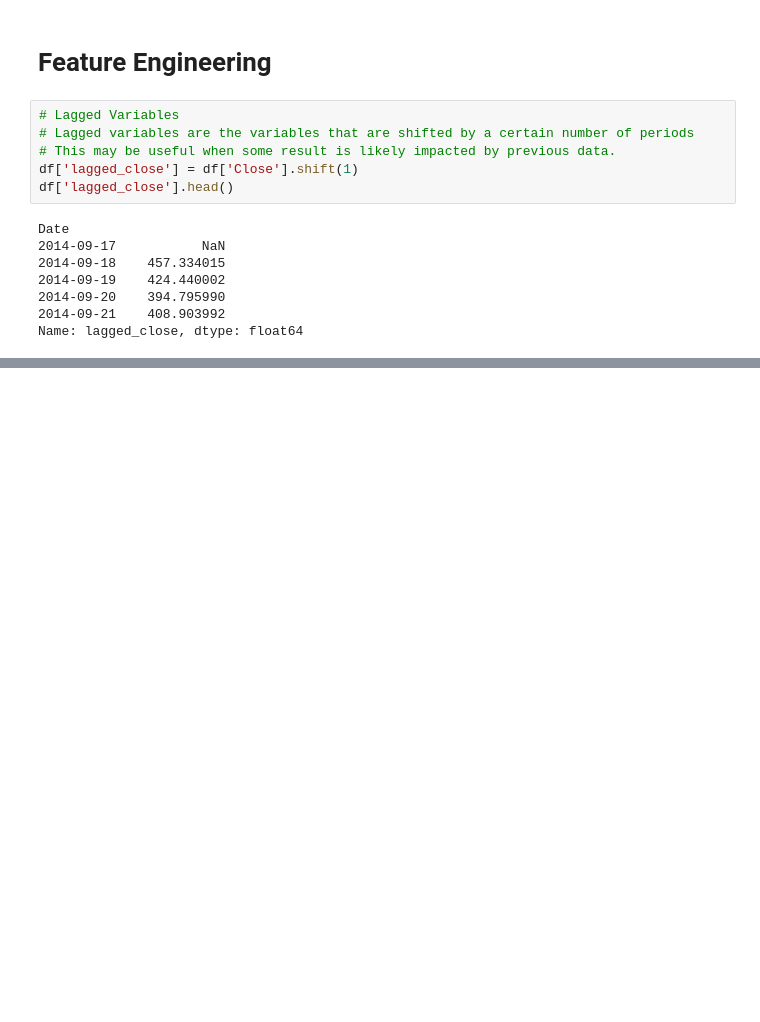
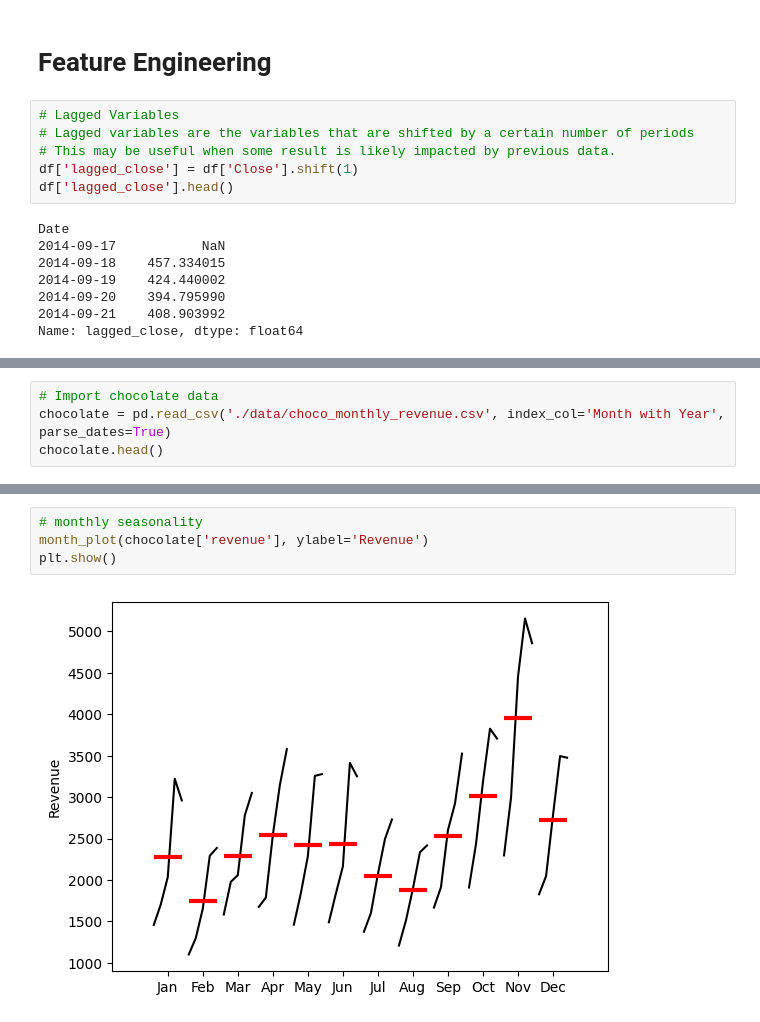
Before and after one commit to jinyongnan810/RNN-practices, a Jupyter notebook: time-series-forecasting-101/bitcoin_analysis.ipynb, the cells around one changed output, grey strips where cells are left out. Drawn from its saved outputs; the diff is of its cells as text; blank space fills up the shorter version.

```diff
--- a/time-series-forecasting-101/bitcoin_analysis.ipynb
+++ b/time-series-forecasting-101/bitcoin_analysis.ipynb
@@ -207,0 +224,4 @@ Name: lagged_close, dtype: float64
+# %%
+# Import chocolate data
+chocolate = pd.read_csv('./data/choco_monthly_revenue.csv', index_col='Month with Year', parse_dates=True)
+chocolate.head()
@@ -207,0 +236,6 @@ Name: lagged_close, dtype: float64
+# %%
+# monthly seasonality
+month_plot(chocolate['revenue'], ylabel='Revenue')
+plt.show()
+# %% [output]
+[figure, added]
```
Also changed, not shown: parts of 9 cells of this notebook, 1 other file.
